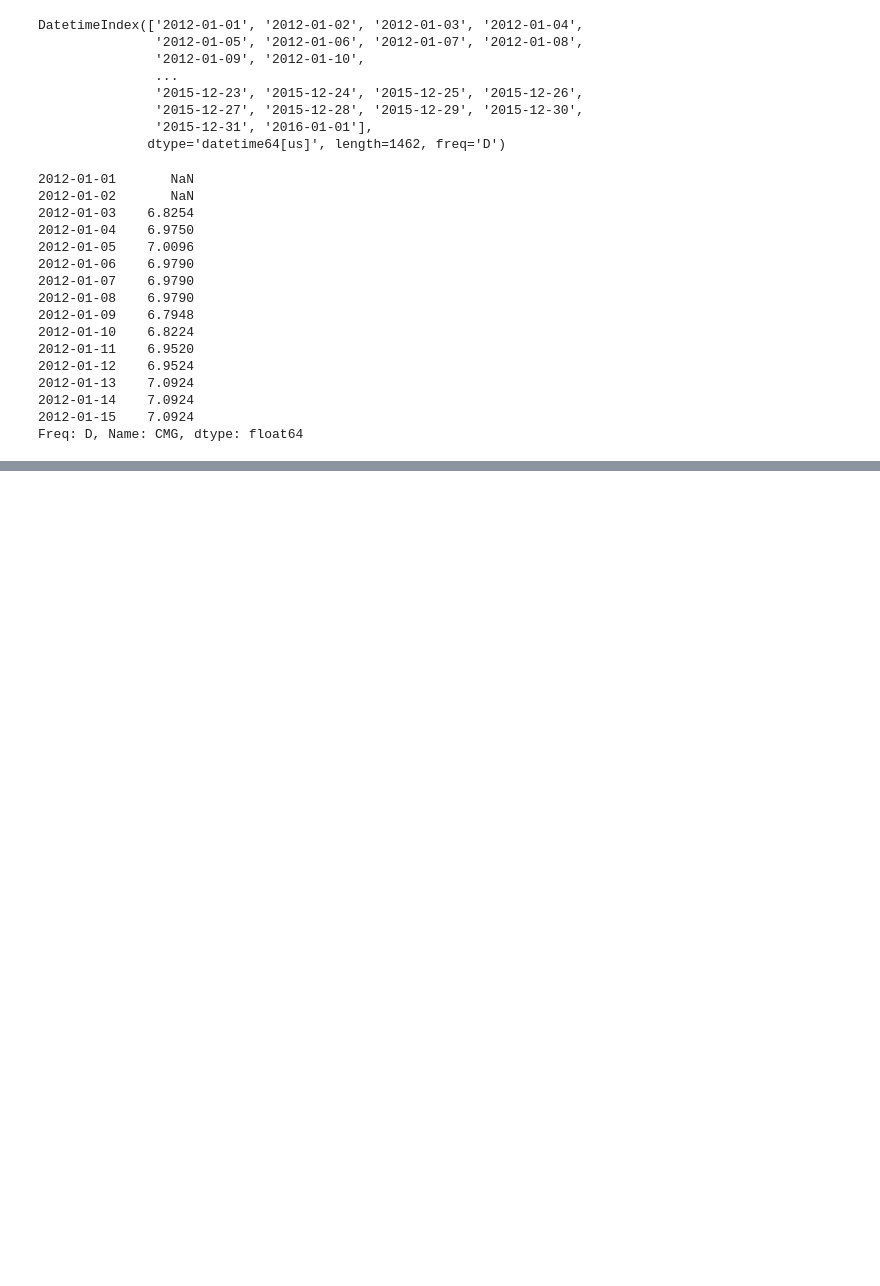
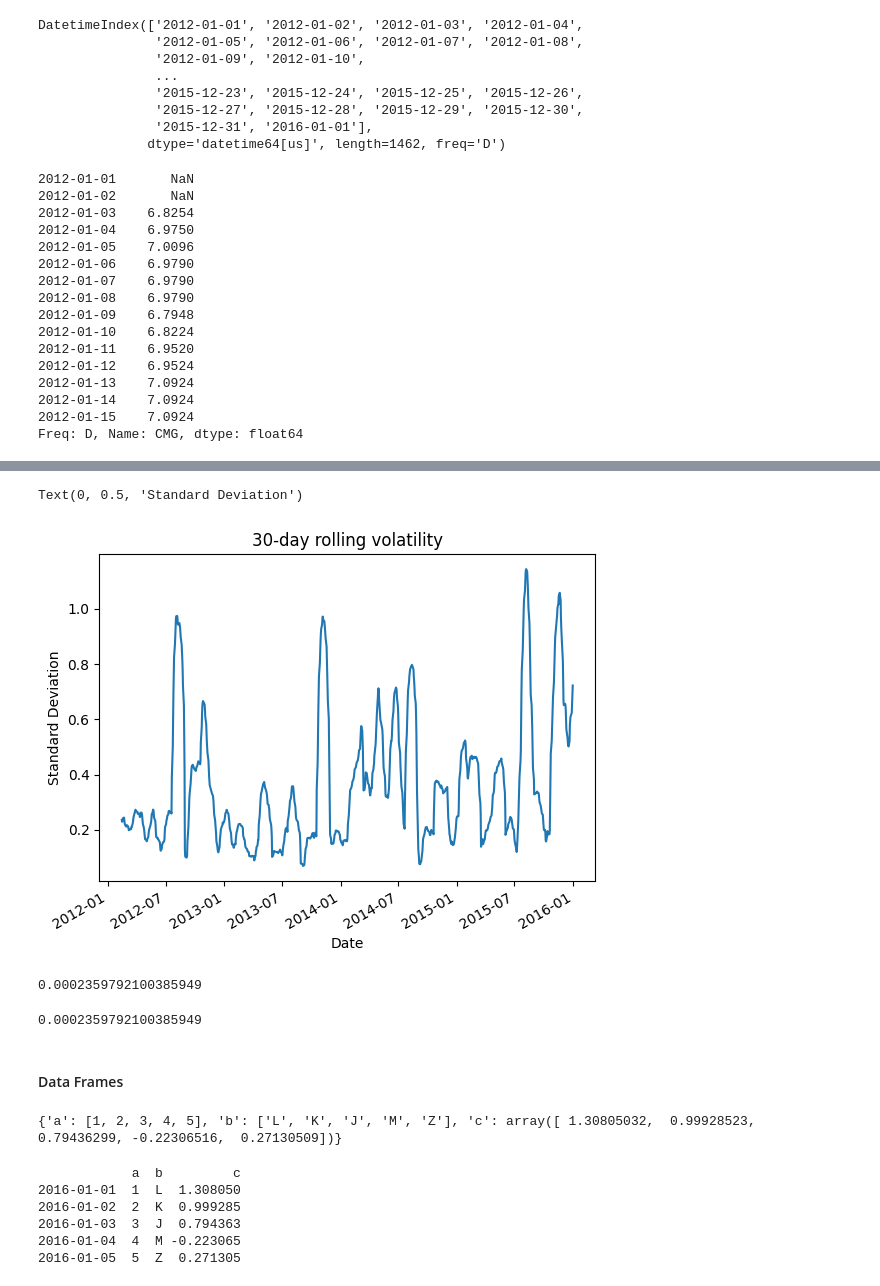
Before and after one commit to chen-domi/quantopian, a Jupyter notebook: lecture-4.ipynb, the cells around one changed output, grey strips where cells are left out. Cells and saved outputs as stored; diff of their text form; code cells hidden in the pictures; blank space fills up the shorter version.

```diff
--- a/lecture-4.ipynb
+++ b/lecture-4.ipynb
@@ -268,0 +400,38 @@ Freq: D, Name: CMG, dtype: float64
+# %%
+rolling_std.plot()
+plt.title(rolling_std.name);
+plt.xlabel("Date")
+plt.ylabel("Standard Deviation")
+# %% [output]
+Text(0, 0.5, 'Standard Deviation')
+[figure, added]
+# %%
+print(np.median(mult_returns))
+# %% [output]
+0.0002359792100385949
+# %%
+print(mult_returns.median())
+# %% [output]
+0.0002359792100385949
+# %% [markdown]
+#### Data Frames
+# %%
+dict_data = {
+    'a' : [1, 2, 3, 4, 5],
+    'b' : ['L', 'K', 'J', 'M', 'Z'],
+    'c' : np.random.normal(0, 1, 5)
+}
+
+print(dict_data)
+# %% [output]
+{'a': [1, 2, 3, 4, 5], 'b': ['L', 'K', 'J', 'M', 'Z'], 'c': array([ 1.30805032,  0.99928523,  0.79436299, -0.22306516,  0.27130509])}
+# %%
+frame_data = pd.DataFrame(dict_data, index=pd.date_range('2016-01-01', periods=5))
+print(frame_data)
+# %% [output]
+            a  b         c
+2016-01-01  1  L  1.308050
+2016-01-02  2  K  0.999285
+2016-01-03  3  J  0.794363
+2016-01-04  4  M -0.223065
+2016-01-05  5  Z  0.271305
```
Also changed, not shown: parts of 48 cells of this notebook.
